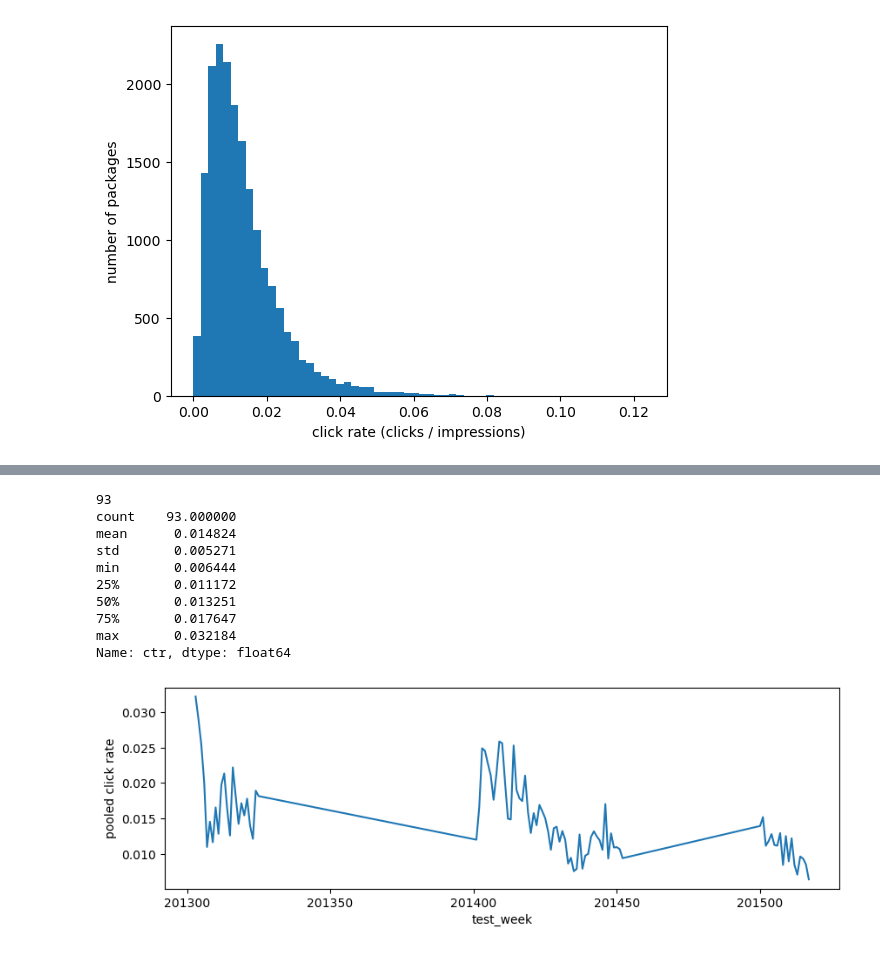
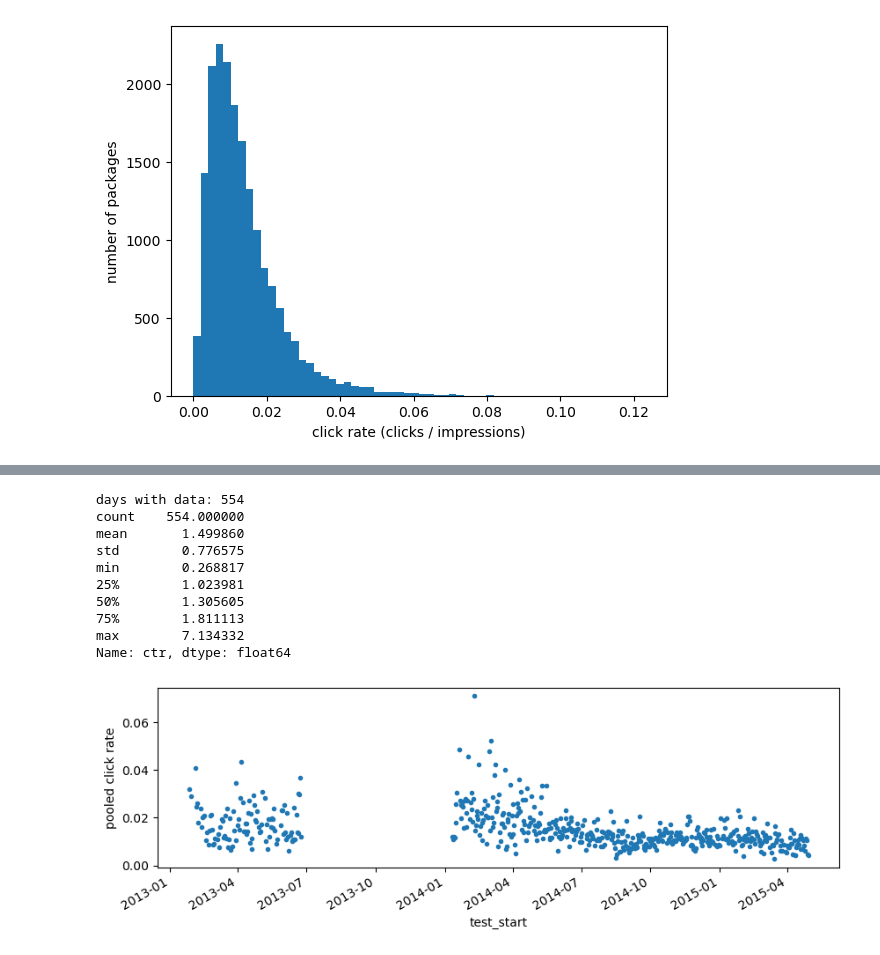
Before and after one commit to ZuhalA/upworthy-ab-winners, a Jupyter notebook: notebooks/01_audit.ipynb, the cells around one changed output, grey strips where cells are left out. Drawn from its saved outputs; the diff is of its cells as text; code cells hidden in the pictures.

```diff
--- a/notebooks/01_audit.ipynb
+++ b/notebooks/01_audit.ipynb
@@ -43,6 +54,5 @@ tests.sort_values("start").query("problem == 0").loc[lambda t: t["start"] >= "20
 # %%
-clean = df[df["problem"] == 0]
+clean = df[df["problem"] == 0].copy()
 pkg_per_test = clean.groupby("clickability_test_id").size()
-print(f"This is how pkg_per_test looks like: {pkg_per_test.head(10)}")
-print(f"Total Packages: {pkg_per_test.sum()}", "Total Unique Tests: {len(pkg_per_test}")
+print(f"Total Packages: {pkg_per_test.sum()}, Total Unique Tests: {len(pkg_per_test)}")
 # %% [output]
@@ -100,10 +102,8 @@ min         13.000000
 max      25314.000000
 Name: impressions, dtype: float64
 # %%
-clean = clean.copy()
 clean["ctr"] = clean["clicks"] / clean["impressions"]
 print(clean["ctr"].describe())
-print(clean["test_week"].head())
 # %% [output]
 count    18388.000000
 mean         0.013620
@@ -141,26 +168,31 @@ plt.show()
 # %%
-# clt per week
-weekly = clean.groupby("test_week").agg(
+# test_start is stored as text like "2013-06-25 03:38:33+00:00" the first 10 characters are the date
+day = clean["test_start"].str[:10]
+
+daily = clean.groupby(day).agg(
     clicks = ("clicks", "sum"),
     impressions = ("impressions", "sum"),
-    n_packages = ("clicks", "size"),
-)
+    n_packages = ("clicks", "size"),)
+daily.index = pd.to_datetime(daily.index) # real dates
 
-weekly["ctr"] = weekly["clicks"] / weekly["impressions"]
-print(len(weekly)) #number of weeks
-print(weekly["ctr"].describe())
-weekly["ctr"].plot(figsize=(10,3))
+daily["ctr"] = daily["clicks"] / daily["impressions"] # pool first, then divide, so busy packages count in proportion to their traffic
+
+
+print(f"days with data: {len(daily)}")
+print((daily["ctr"] * 100).describe()) # in percent
+
+daily["ctr"].plot(style=".", figsize=(10, 3))   # dots, because days with few tests are noisy and a line would overstate smoothness
 plt.ylabel("pooled click rate")
 plt.show()
 # %% [output]
-93
-count    93.000000
-mean      0.014824
-std       0.005271
-min       0.006444
-25%       0.011172
-50%       0.013251
-75%       0.017647
-max       0.032184
+days with data: 554
+count    554.000000
+mean       1.499860
+std        0.776575
+min        0.268817
+25%        1.023981
+50%        1.305605
+75%        1.811113
+max        7.134332
 Name: ctr, dtype: float64
-[figure, old version]
+[figure, new version]
```
Also changed, not shown: parts of 16 cells of this notebook, 1 other file.
